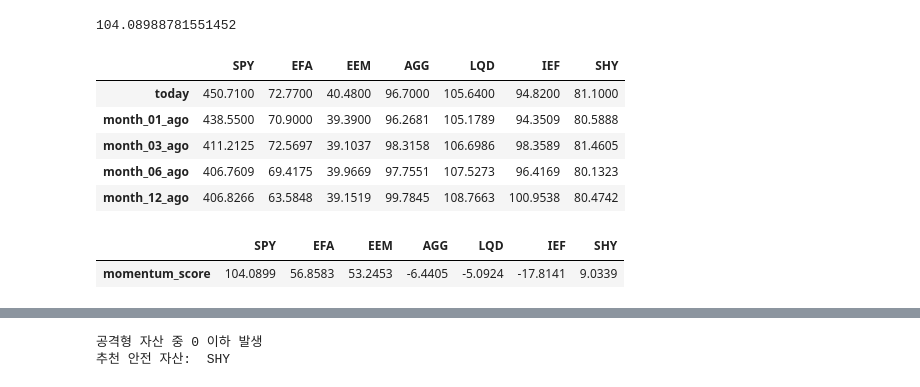
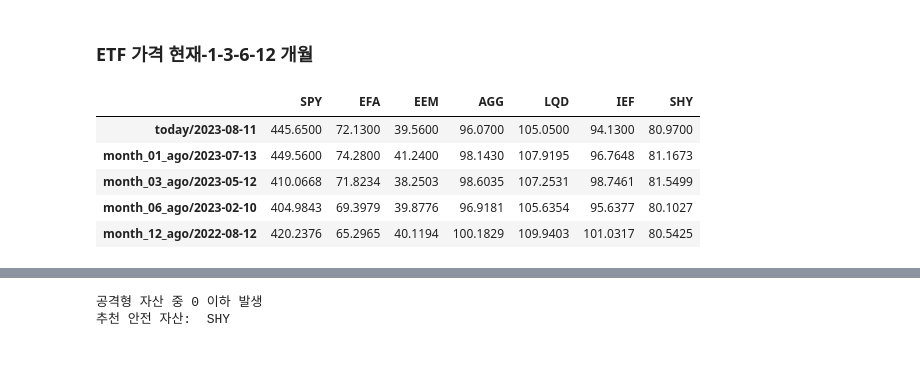
Before and after one commit to jongkwangyun/quant, a Jupyter notebook: VAA_aggresive.ipynb, the cells around one changed output, grey strips where cells are left out. Saved outputs shown, nothing was run; the diff lists cells and outputs as text; code cells hidden in the pictures; blank space fills up the shorter version.

```diff
--- a/VAA_aggresive.ipynb
+++ b/VAA_aggresive.ipynb
@@ -98,46 +99,30 @@ display(df_VAA_agg)
-# %%
-'''
-spy_today_price = df_VAA_agg.loc[today_workday, 'SPY']
-spy_month_01_ago_price = df_VAA_agg.loc[month_01_ago_workday, 'SPY']
-spy_month_03_ago_price = df_VAA_agg.loc[month_03_ago_workday, 'SPY']
-spy_month_06_ago_price = df_VAA_agg.loc[month_06_ago_workday, 'SPY']
-spy_month_12_ago_price = df_VAA_agg.loc[month_12_ago_workday, 'SPY']
-
-spy_month_01_ror = (spy_today_price/spy_month_01_ago_price - 1)*100
-spy_month_03_ror = (spy_today_price/spy_month_03_ago_price - 1)*100
-spy_month_06_ror = (spy_today_price/spy_month_06_ago_price - 1)*100
-spy_month_12_ror = (spy_today_price/spy_month_12_ago_price - 1)*100
-
-spy_momentum_score = 12 * spy_month_01_ror + 4 * spy_month_03_ror + 2 * spy_month_06_ror + 1 * spy_month_12_ror
-
-print(spy_momentum_score)
-'''
-# %% [output]
-104.08988781551452
 # %%
-ago = ['today', 'month_01_ago', 'month_03_ago', 'month_06_ago', 'month_12_ago']
+ago_name = ['today', 'month_01_ago', 'month_03_ago', 'month_06_ago', 'month_12_ago']
+ago_date = [today_workday.date(), \
+            month_01_ago_workday.date(), \
+            month_03_ago_workday.date(), \
+            month_06_ago_workday.date(), \
+            month_12_ago_workday.date()]
+
+ago = [f'{a}/{d}' for a, d in zip(ago_name, ago_date)]
+
 etf_data = {}
 
 for i in range(7):
-  etf_data[VAA_agg[i]] = [df_VAA_agg.loc[today_workday, VAA_agg[i]], df_VAA_agg.loc[month_01_ago_workday, VAA_agg[i]], df_VAA_agg.loc[month_03_ago_workday, VAA_agg[i]], df_VAA_agg.loc[month_06_ago_workday, VAA_agg[i]], df_VAA_agg.loc[month_12_ago_workday, VAA_agg[i]]]
+  etf_data[VAA_agg[i]] = [df_VAA_agg.loc[today_workday, VAA_agg[i]], \
+                          df_VAA_agg.loc[month_01_ago_workday, VAA_agg[i]], \
+                          df_VAA_agg.loc[month_03_ago_workday, VAA_agg[i]], \
+                          df_VAA_agg.loc[month_06_ago_workday, VAA_agg[i]], \
+                          df_VAA_agg.loc[month_12_ago_workday, VAA_agg[i]]]
 
-etf = pd.DataFrame(etf_data, columns=VAA_agg, index=ago)
-display(etf)
+etf_price = pd.DataFrame(etf_data, columns=VAA_agg, index=ago)
+display(Markdown("### ETF 가격 현재-1-3-6-12 개월"))
+display(etf_price)
 # %% [output]
+### ETF 가격 현재-1-3-6-12 개월
 |  | SPY | EFA | EEM | AGG | LQD | IEF | SHY |
-| today | 450.7100 | 72.7700 | 40.4800 | 96.7000 | 105.6400 | 94.8200 | 81.1000 |
-| month_01_ago | 438.5500 | 70.9000 | 39.3900 | 96.2681 | 105.1789 | 94.3509 | 80.5888 |
-| month_03_ago | 411.2125 | 72.5697 | 39.1037 | 98.3158 | 106.6986 | 98.3589 | 81.4605 |
-| month_06_ago | 406.7609 | 69.4175 | 39.9669 | 97.7551 | 107.5273 | 96.4169 | 80.1323 |
-| month_12_ago | 406.8266 | 63.5848 | 39.1519 | 99.7845 | 108.7663 | 100.9538 | 80.4742 |
+| today/2023-08-11 | 445.6500 | 72.1300 | 39.5600 | 96.0700 | 105.0500 | 94.1300 | 80.9700 |
+| month_01_ago/2023-07-13 | 449.5600 | 74.2800 | 41.2400 | 98.1430 | 107.9195 | 96.7648 | 81.1673 |
+| month_03_ago/2023-05-12 | 410.0668 | 71.8234 | 38.2503 | 98.6035 | 107.2531 | 98.7461 | 81.5499 |
+| month_06_ago/2023-02-10 | 404.9843 | 69.3979 | 39.8776 | 96.9181 | 105.6354 | 95.6377 | 80.1027 |
+| month_12_ago/2022-08-12 | 420.2376 | 65.2965 | 40.1194 | 100.1829 | 109.9403 | 101.0317 | 80.5425 |
-# %%
-etf_momentum_score = []
-
-for etf_name in VAA_agg:
-  etf_today_price = etf.loc[ago[0], etf_name]
-  etf_momentum_score.append((12 * (etf_today_price/etf.loc[ago[1], etf_name] - 1) * 100) + (4 * (etf_today_price/etf.loc[ago[2], etf_name] - 1) * 100) + (2 * (etf_today_price/etf.loc[ago[3], etf_name] - 1) * 100) + (1 * (etf_today_price/etf.loc[ago[4], etf_name] - 1) * 100))
-
-display(pd.DataFrame(etf_momentum_score, columns=['momentum_score'], index=VAA_agg).transpose())
-# %% [output]
-|  | SPY | EFA | EEM | AGG | LQD | IEF | SHY |
-| momentum_score | 104.0899 | 56.8583 | 53.2453 | -6.4405 | -5.0924 | -17.8141 | 9.0339 |
```
Also changed, not shown: parts of 5 cells of this notebook.
